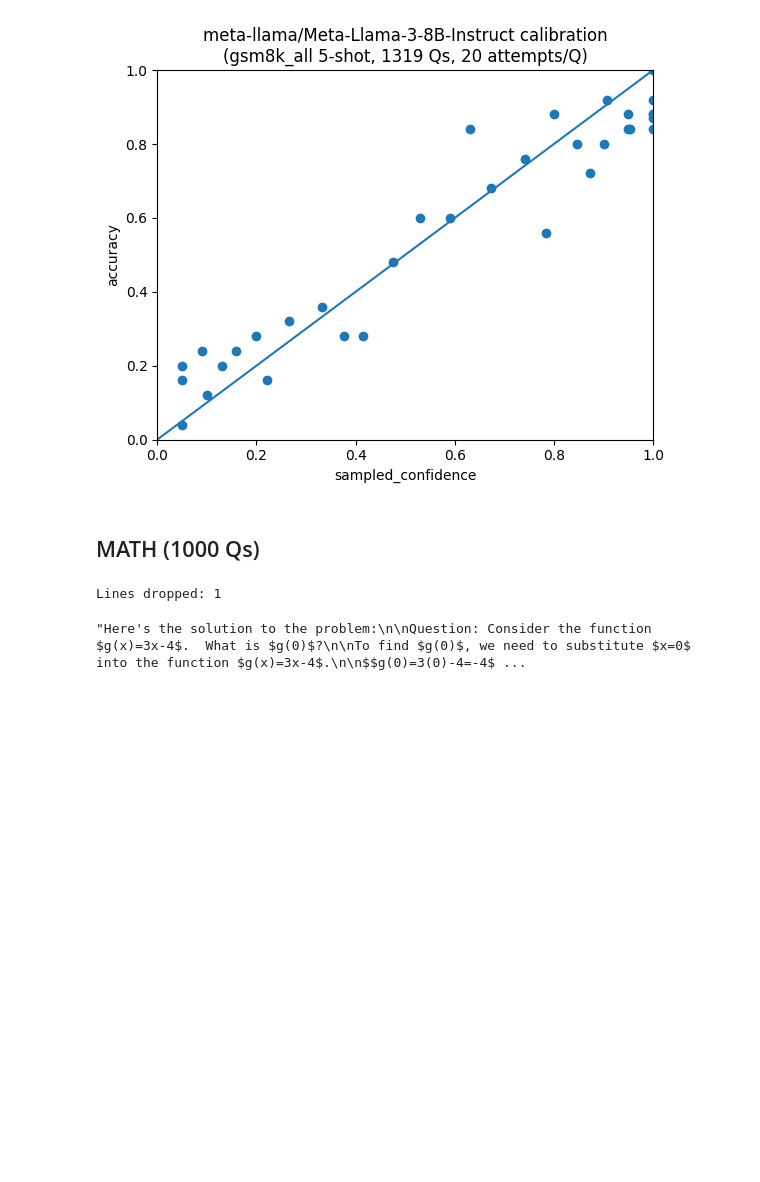
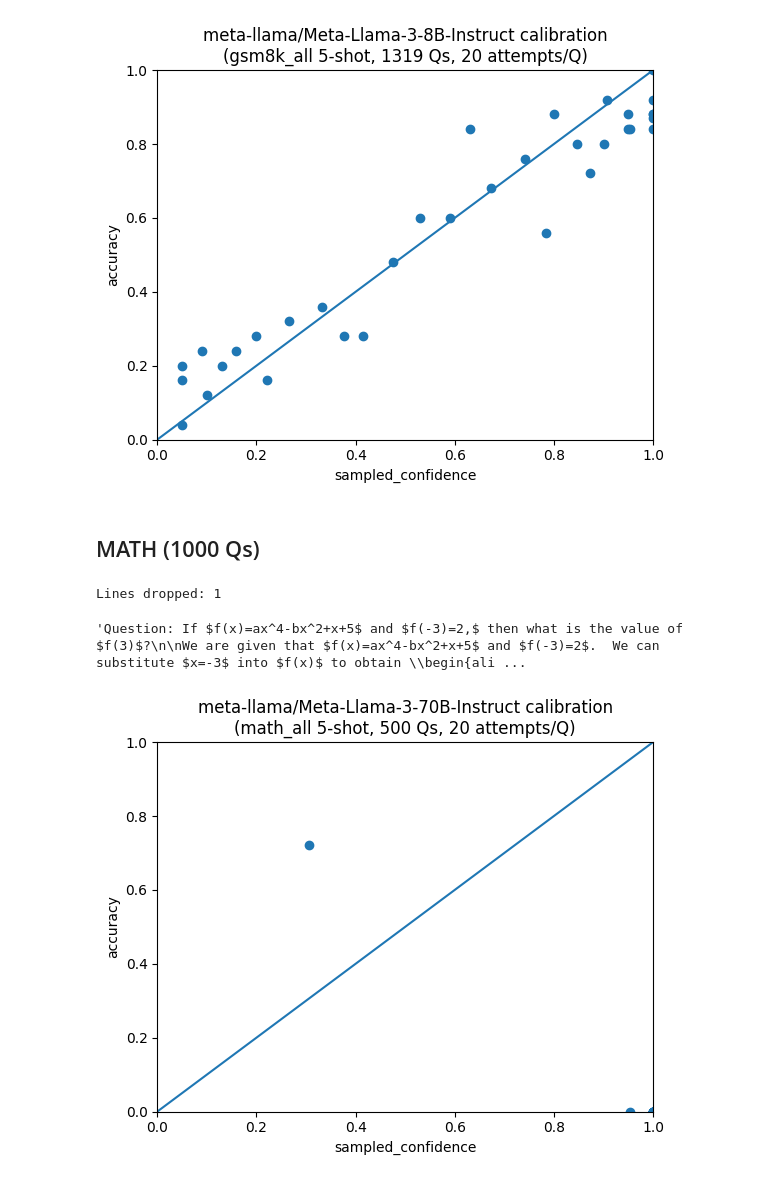
Before and after one commit to jamesyc23/alamere, a Jupyter notebook: confidence.ipynb, the cells around one changed output. Drawn from its saved outputs; the diff is of its cells as text; code cells hidden in the pictures; blank space fills up the shorter version.

```diff
--- a/confidence.ipynb
+++ b/confidence.ipynb
@@ -300,20 +300,20 @@ def math_get_prompt_content(question, examples_text):
 # %%
 math_all = CalibrationDataset(
     dataset_name="math_all",
-    df = get_math_df("MATH/", "train"),
+    df = get_math_df("MATH/", "test"),
     is_equiv=math_is_equiv,
     get_prompt_content=math_get_prompt_content,
     seed=SEED,
 )
 # %%
-math_500q_llama3_8b = CalibrationRun(
+math_500q_llama3_70b = CalibrationRun(
     dataset=math_all,
-    model_name="meta-llama/Meta-Llama-3-8B-Instruct",
+    model_name="meta-llama/Meta-Llama-3-70B-Instruct",
     num_questions=500,
     num_attempts_per_question=20,
     num_shots=5,
     max_response_tokens=5000,
-    requests_file_path="requests/math_requests_all_llama3_8b.jsonl",
+    requests_file_path="requests/requests_math_llama3_70b_500q_20a.jsonl",
     results_file_path="results/results_math_llama3_70b_500q_20a.jsonl",
 )
 # %%
@@ -321,6 +321,10 @@ math_500q_llama3_8b.read_results_file()
 # %% [output]
 Lines dropped: 1
 # %%
-math_500q_llama3_8b.results.attempt.iloc[0]
+math_500q_llama3_70b.results.attempt.iloc[1]
 # %% [output]
-"Here's the solution to the problem:\n\nQuestion: Consider the function $g(x)=3x-4$.  What is $g(0)$?\n\nTo find $g(0)$, we need to substitute $x=0$ into the function $g(x)=3x-4$.\n\n$$g(0)=3(0)-4=-4$ ...
+'Question: If $f(x)=ax^4-bx^2+x+5$ and $f(-3)=2,$ then what is the value of $f(3)$?\n\nWe are given that $f(x)=ax^4-bx^2+x+5$ and $f(-3)=2$.  We can substitute $x=-3$ into $f(x)$ to obtain \\begin{ali ...
+# %%
+math_500q_llama3_70b.plot_estimated_confidence_vs_accuracy()
+# %% [output]
+[figure, added]
```
Also changed, not shown: parts of 2 cells of this notebook, 1 other file.
